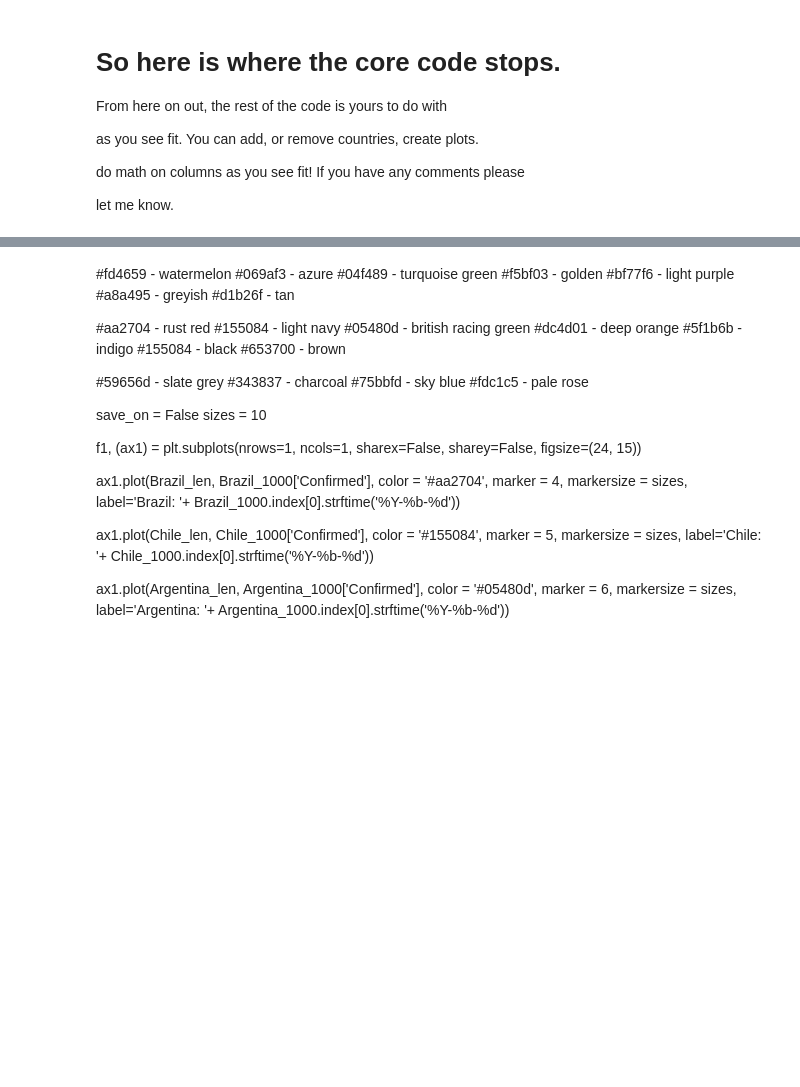
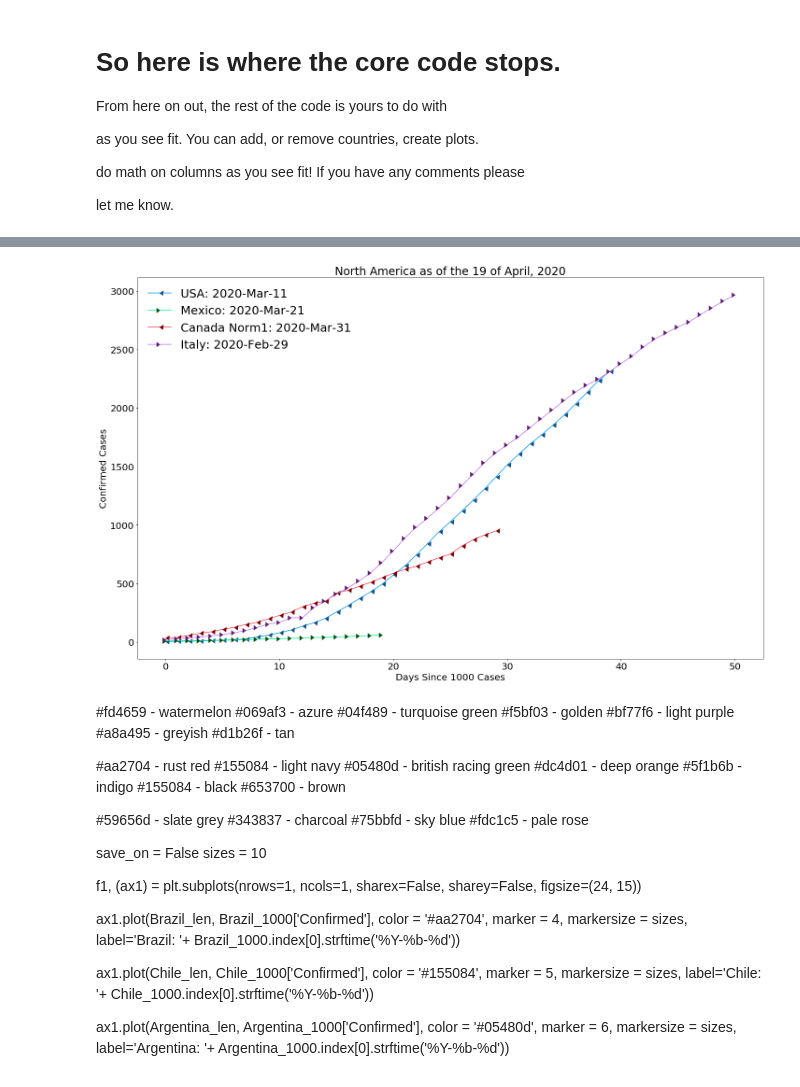
Before and after one commit to Aestria/CovidData, a Jupyter notebook: COVID19.ipynb, the cells around one changed output, grey strips where cells are left out. Saved outputs shown, nothing was run; the diff lists cells and outputs as text; code cells hidden in the pictures; blank space fills up the shorter version.

```diff
--- a/COVID19.ipynb
+++ b/COVID19.ipynb
@@ -619,3 +645,82 @@ else:
+# %%
+Sweden_pop = 10.23
+Swizterland_pop = 8.57
+Denmark_pop = 5.806
+Norway_pop = 5.368
+USA_pop = 328.2
+Mexico_pop = 126.2
+Canada_pop = 37.59
+Italy_pop = 60.36
+# %%
+#fd4659  -  watermelon
+#069af3  -  azure
+#04f489  -  turquoise green
+#f5bf03  -  golden
+#bf77f6  -  light purple
+#a8a495  -  greyish
+#d1b26f  -  tan
+
+#770001  -  Blood
+#155084  -  light navy
+#05480d  -  british racing green
+#dc4d01  -  deep orange
+#5f1b6b  -  indigo
+#000000  -  black
+#653700  -  brown
+
+#59656d  -  slate grey
+#343837  -  charcoal
+#75bbfd  -  sky blue
+#fdc1c5  -  pale rose
+
+save_on = False
+sizes = 10
+
+f1, (ax1) = plt.subplots(nrows=1, ncols=1, sharex=False, sharey=False, figsize=(24, 15))
+
+
+ax1.plot(USA_len, USA_1000['Confirmed']/USA_pop,
+         color = '#069af3',
+         markerfacecolor = '#155084', markeredgecolor = '#155084',
+         marker = 4, markersize = sizes,
+         label='USA: '+ USA_1000.index[0].strftime('%Y-%b-%d'))
+
+ax1.plot(Mexico_len, Mexico_1000['Confirmed']/Mexico_pop,
+         color = '#04f489',
+         markerfacecolor = '#05480d', markeredgecolor = '#05480d',
+         marker = 5, markersize = sizes,
+         label='Mexico: '+ Canada_1000.index[0].strftime('%Y-%b-%d'))
+
+ax1.plot(Canada_len, Canada_1000['Confirmed']/Canada_pop,
+         color = '#fd4659',
+         markerfacecolor = '#770001', markeredgecolor = '#770001',
+         marker = 4, markersize = sizes,
+         label='Canada Norm1: '+ Mexico_1000.index[0].strftime('%Y-%b-%d'))
+
+ax1.plot(Italy_len, Italy_1000['Confirmed']/Italy_pop,
+         color = '#bf77f6',
+         markerfacecolor = '#5f1b6b', markeredgecolor = '#5f1b6b',
+         marker = 5, markersize = sizes,
+         label='Italy: '+ Italy_1000.index[0].strftime('%Y-%b-%d'))
+
+
+ax1.legend(ncol=1, frameon=False, loc=2, scatterpoints=1, markerscale=1, fontsize=25)
+
+#ax1.set_ylim(0,325000)
+#ax1.set_xlim(0,37)
+
+ax1.set_ylabel('Confirmed Cases')
+ax1.set_xlabel('Days Since 1000 Cases')
+ax1.set_title('North America as of the ' + EndDate)
+
+if save_on:
+    f1.savefig('NorthAmerica.png')
+    f1.savefig('NorthAmerica.pdf')
+    plt.close()
+else:
+    plt.show()
+# %% [output]
+[figure, added]
 # %% [markdown]
 #fd4659  -  watermelon
 #069af3  -  azure
```
Also changed, not shown: parts of 12 cells of this notebook, 4 other files.
